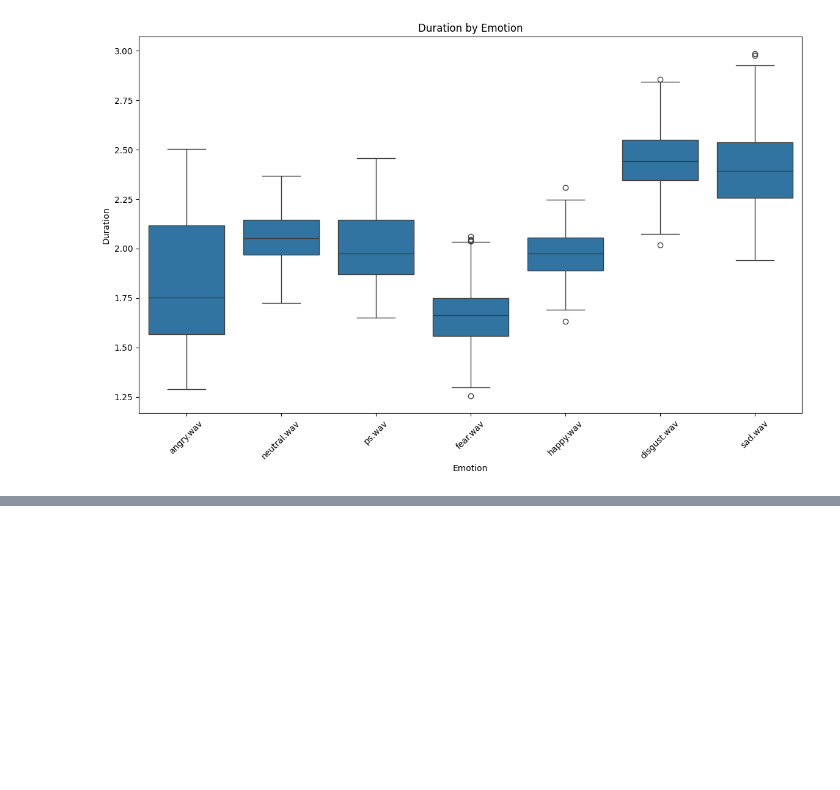
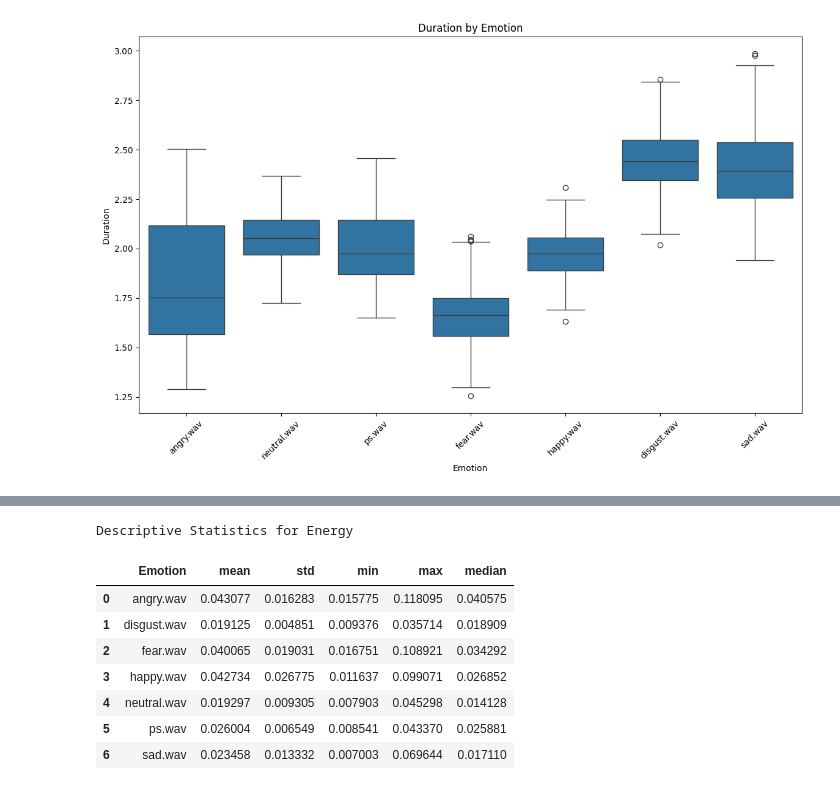
Before and after one commit to moyedx3/melodic_Interaction, a Jupyter notebook: process.ipynb, the cells around one changed output, grey strips where cells are left out. Cells and saved outputs as stored; diff of their text form; code cells hidden in the pictures; blank space fills up the shorter version.

```diff
--- a/process.ipynb
+++ b/process.ipynb
@@ -298,0 +386,15 @@ plt.show()
+# %%
+# Descriptive statistics for Energy
+energy_stats = features_df.groupby('Emotion')['Energy'].agg(['mean', 'std', 'min', 'max', 'median']).reset_index()
+print("Descriptive Statistics for Energy")
+energy_stats
+# %% [output]
+Descriptive Statistics for Energy
+|  | Emotion | mean | std | min | max | median |
+| 0 | angry.wav | 0.043077 | 0.016283 | 0.015775 | 0.118095 | 0.040575 |
+| 1 | disgust.wav | 0.019125 | 0.004851 | 0.009376 | 0.035714 | 0.018909 |
+| 2 | fear.wav | 0.040065 | 0.019031 | 0.016751 | 0.108921 | 0.034292 |
+| 3 | happy.wav | 0.042734 | 0.026775 | 0.011637 | 0.099071 | 0.026852 |
+| 4 | neutral.wav | 0.019297 | 0.009305 | 0.007903 | 0.045298 | 0.014128 |
+| 5 | ps.wav | 0.026004 | 0.006549 | 0.008541 | 0.043370 | 0.025881 |
+| 6 | sad.wav | 0.023458 | 0.013332 | 0.007003 | 0.069644 | 0.017110 |
```
Also changed, not shown: parts of 5 cells of this notebook.
